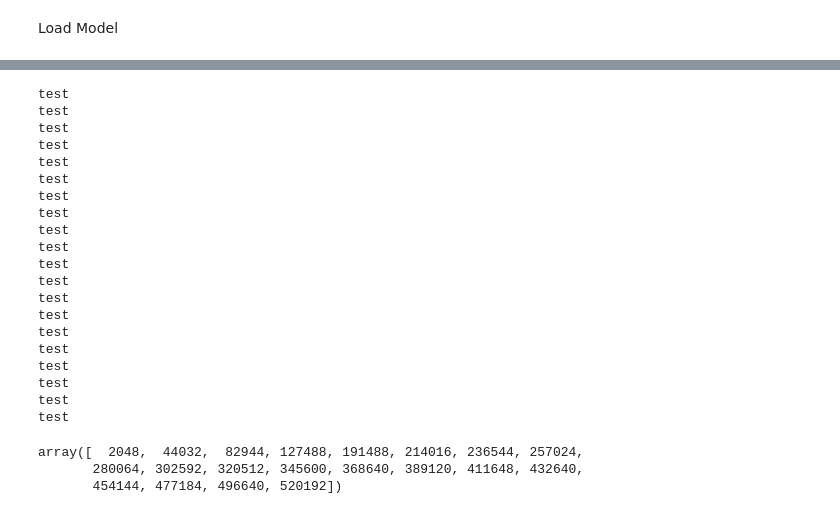
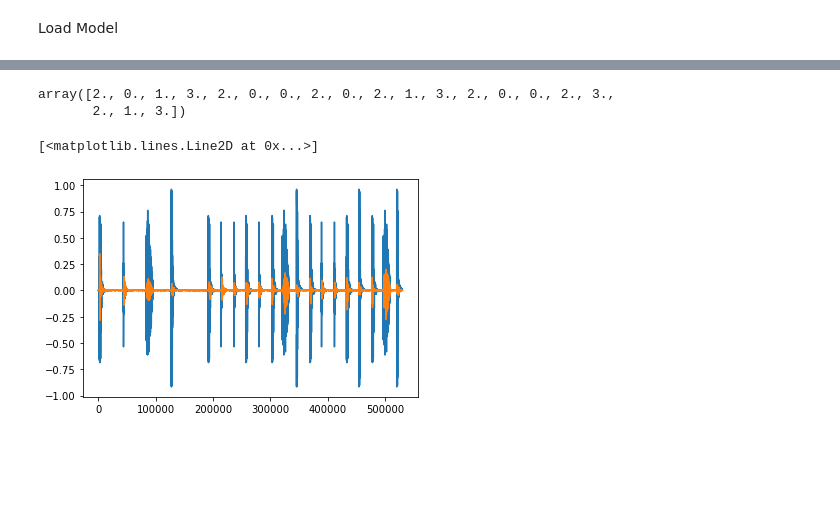
Before and after one commit to nmill15/ECE408Final, a Jupyter notebook: Dataset-Separation.ipynb, the cells around one changed output, grey strips where cells are left out. Drawn from its saved outputs; the diff is of its cells as text; code cells hidden in the pictures; blank space fills up the shorter version.

```diff
--- a/Dataset-Separation.ipynb
+++ b/Dataset-Separation.ipynb
@@ -235,5 +237,5 @@ torch.save(model.state_dict(), 'model.pth')
 # %% [markdown]
 Load Model
 # %%
-model.load_state_dict(torch.load('model.pth'))
+model.load_state_dict(torch.load('model.pth', map_location=(device)))
 # %% [output]
@@ -270 +286,10 @@ create_spectrogram_images(test_dataset, 'Joe')
+# %%
+dir = f'./spectrograms/TestFile'
+filenames = [name for name in os.listdir(dir)]
+
+batch_size = len(filenames)
+batch = torch.zeros(batch_size, 3, 256, 256, dtype=torch.float32)
+
+for i, filename in enumerate(filenames):
+    batch[i] = io.read_image(os.path.join(dir, filename), mode = io.ImageReadMode.RGB)
 # %%
@@ -284,3 +313,14 @@ acc: 95.0%, avg loss: 0.190205
+# %%
+triggers = np.zeros(len(test_onsets))
+for i in range(len(batch)):
+    X = batch[i]
+    predict = model.predict(X[None,:]).numpy()
+    triggers[i] = predict
+# %%
+triggers
+# %% [output]
+array([2., 0., 1., 3., 2., 0., 0., 2., 0., 2., 1., 3., 2., 0., 0., 2., 3.,
+       2., 1., 3.])
 # %%
 # load samples
 k_wav, _ = librosa.load("Nollie Kick.wav", sr = None)
@@ -289,50 +329,31 @@ hhc_wav, beatbox_sr = librosa.load("Heel Flip Hat.wav", sr = None)
 hho_wav, beatbox_sr = librosa.load("a-openhat.wav", sr = None)
 
 # create array for audio translation
-translation  = np.zeros(len(beatbox_test))
+translation  = np.zeros(len(beatbox_test)+1000)
 
 counter = 0
+
+
 for i in range(len(translation)):
-    if test_onsets[0+counter] == i:
+    if test_onsets[counter] == i:
 
         # if predicted label is kick
-        if '''prediction[0+counter]''' == 'k':
-            translation[i] = k_wav
-        elif '''prediction[0+counter]''' == 's':
-            translation[i] = k_wav
-        elif '''prediction[0+counter]''' == 'hhc':
-            translation[i] = hhc_wav
-        elif '''prediction[0+counter]''' == 'hho':
-            translation[i] = hho_wav
+        if triggers[counter] == 2:
+            translation[i:i+len(k_wav)] = k_wav
+        elif triggers[counter] == 3:
+            translation[i:i+len(s_wav)] = s_wav
+        elif triggers[counter] == 0:
+            translation[i:i+len(hhc_wav)] = hhc_wav
+        elif triggers[counter] == 1:
+            translation[i:i+len(hho_wav)] = hho_wav
 
         # count through onset_detection index array
         counter += 1
         if counter == len(test_onsets):
             break
-# %% [output]
-test
-test
-test
-test
-test
-test
-test
-test
-test
-test
-test
-test
-test
-test
-test
-test
-test
-test
-test
-test
-# %%
-test_onsets
-# %% [output]
-array([  2048,  44032,  82944, 127488, 191488, 214016, 236544, 257024,
-       280064, 302592, 320512, 345600, 368640, 389120, 411648, 432640,
-       454144, 477184, 496640, 520192])
+# %%
+plt.plot(translation)
+plt.plot(beatbox_test)
+# %% [output]
+[<matplotlib.lines.Line2D at 0x...>]
+[figure, added]
```
Also changed, not shown: parts of 7 cells of this notebook, 5 other files.
